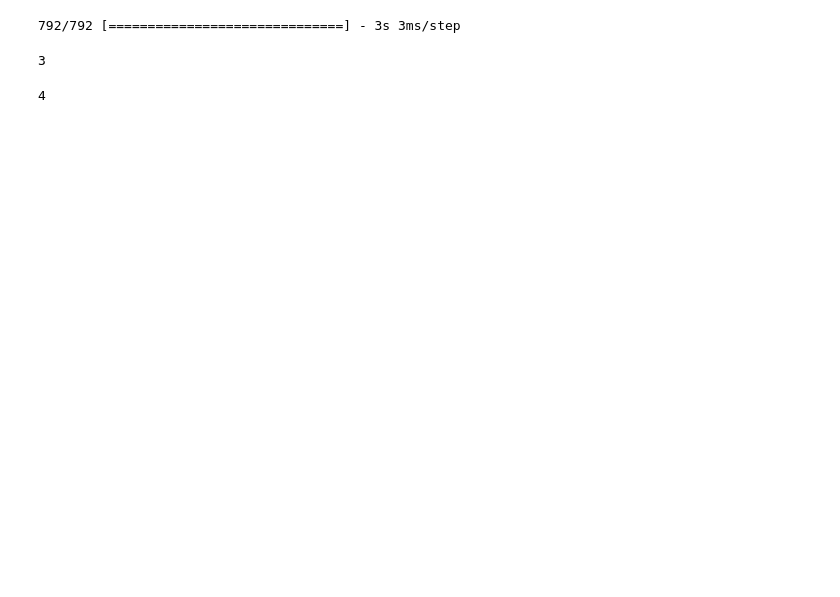
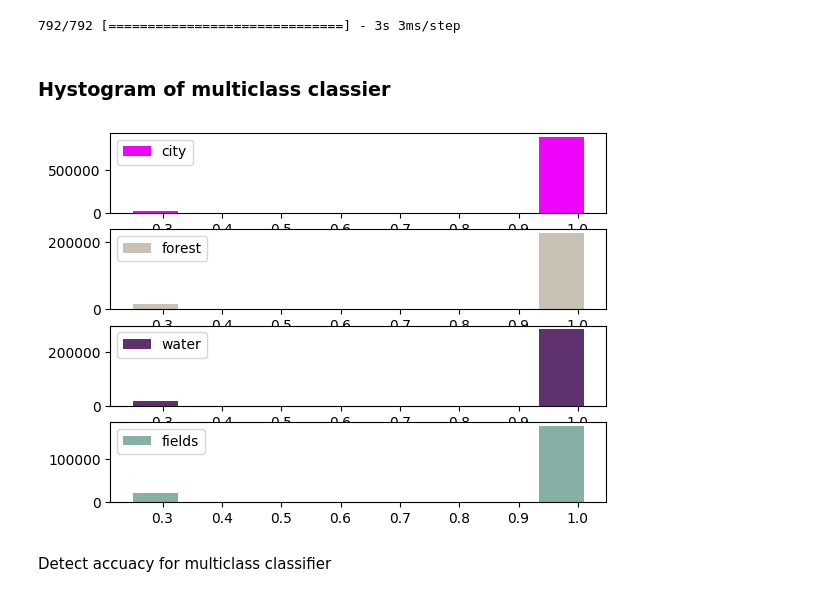
Before and after one commit to angpysha/sat_image_segmentation, a Jupyter notebook: binary_tree_expirement.ipynb, the cells around one changed output. Cells and saved outputs as stored; diff of their text form; code cells hidden in the pictures; blank space fills up the shorter version.

```diff
--- a/binary_tree_expirement.ipynb
+++ b/binary_tree_expirement.ipynb
@@ -101,4 +114,0 @@ Total acccucary for step 3 is 93.97999999999999%.
-# %%
-for i,v in ds.categories_map.items():
-    print(i)
-    print(v)
@@ -173,18 +172,23 @@ model_new_gnb.layers[0].set_weights([means, variances])
 pred_res = model_new_gnb.predict(ds.x_test_new, batch_size=2048)
 # %% [output]
 792/792 [==============================] - 3s 3ms/step
+# %%
+predd = []
+
+for iii in range(pred_res.shape[1]):
+    predd.append(pred_res[:, iii])
+# %% [markdown]
+### Hystogram of multiclass classier
+# %%
+createHistGraph(predd, ds.supported_categories_map)
+# %% [output]
+[figure, added]
 # %%
 pred_res_vec = tf.argmax(pred_res, axis=-1).numpy()
-# %%
-pred_res_vec.max()
-# %% [output]
-3
-# %%
-ds.y_test_new.max()
-# %% [output]
-4
 # %%
 pred_res_vec = pred_res_vec + 1
+# %% [markdown]
+Detect accuacy for multiclass classifier
 # %%
 accuracy_score(pred_res_vec, ds.y_test_new)
 # %% [output]
```
Also changed, not shown: parts of 47 cells of this notebook, 3 other files.
